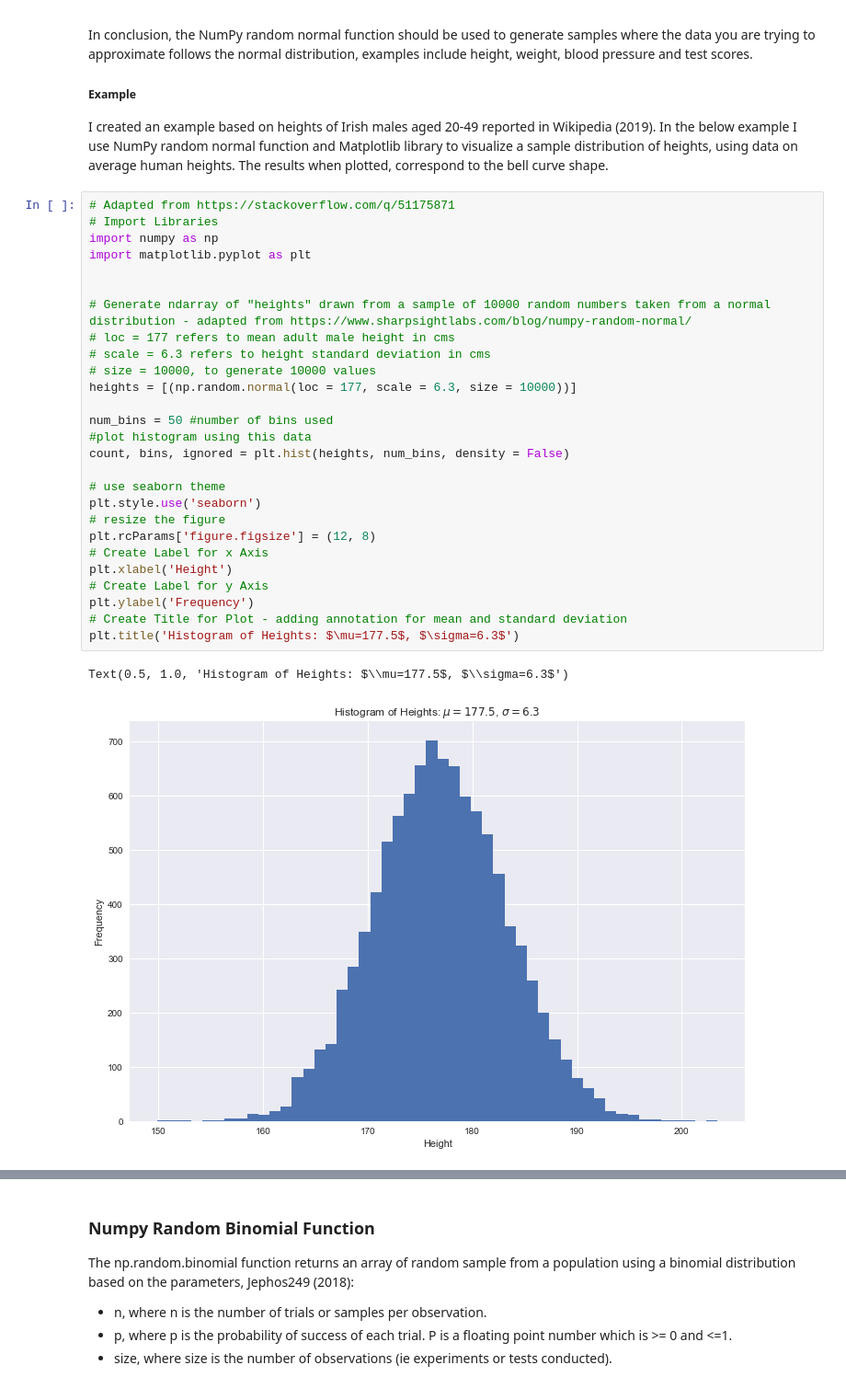
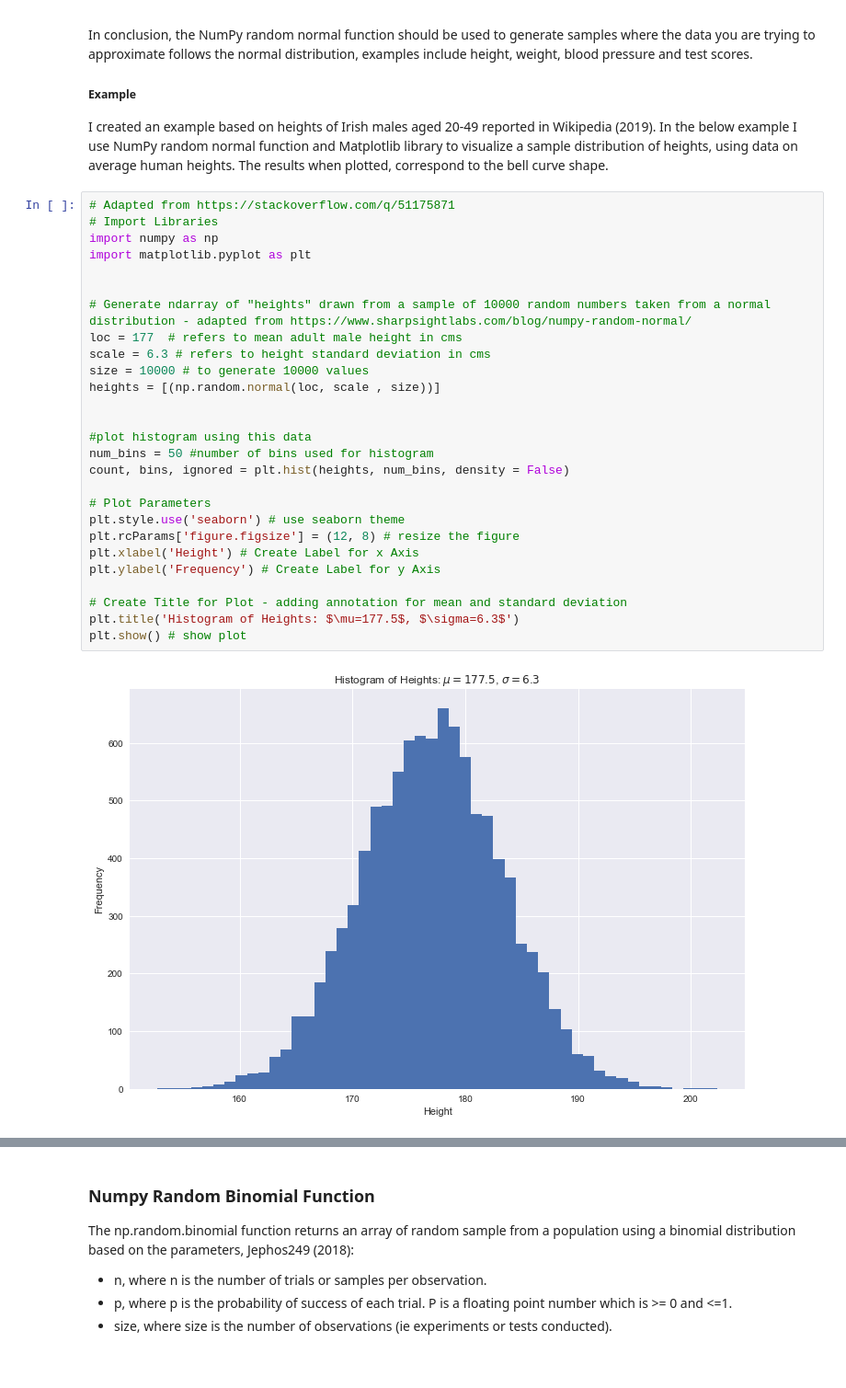
Before and after one commit to pcaulfie/ProgDA-Assignment, a Jupyter notebook: ProgDA-Assignment.ipynb, the cells around one changed output, grey strips where cells are left out. Shown: that part at 92% size. Drawn from its saved outputs; the diff is of its cells as text.

```diff
--- a/ProgDA-Assignment.ipynb
+++ b/ProgDA-Assignment.ipynb
@@ -66,33 +66,32 @@ I created an example based on heights of Irish males aged 20-49 reported in Wiki
 # %%
 # Adapted from https://stackoverflow.com/q/51175871
 # Import Libraries
 import numpy as np
 import matplotlib.pyplot as plt
 
 
 # Generate ndarray of "heights" drawn from a sample of 10000 random numbers taken from a normal distribution - adapted from https://www.sharpsightlabs.com/blog/numpy-random-normal/
-# loc = 177 refers to mean adult male height in cms
-# scale = 6.3 refers to height standard deviation in cms
-# size = 10000, to generate 10000 values
-heights = [(np.random.normal(loc = 177, scale = 6.3, size = 10000))]
+loc = 177  # refers to mean adult male height in cms
+scale = 6.3 # refers to height standard deviation in cms
+size = 10000 # to generate 10000 values
+heights = [(np.random.normal(loc, scale , size))]
 
-num_bins = 50 #number of bins used
+
 #plot histogram using this data
+num_bins = 50 #number of bins used for histogram
 count, bins, ignored = plt.hist(heights, num_bins, density = False)
 
-# use seaborn theme
-plt.style.use('seaborn')
-# resize the figure
-plt.rcParams['figure.figsize'] = (12, 8)
-# Create Label for x Axis
-plt.xlabel('Height')
-# Create Label for y Axis
-plt.ylabel('Frequency')
+# Plot Parameters
+plt.style.use('seaborn') # use seaborn theme
+plt.rcParams['figure.figsize'] = (12, 8) # resize the figure
+plt.xlabel('Height') # Create Label for x Axis
+plt.ylabel('Frequency') # Create Label for y Axis
+
 # Create Title for Plot - adding annotation for mean and standard deviation
 plt.title('Histogram of Heights: $\mu=177.5$, $\sigma=6.3$')
+plt.show() # show plot
 # %% [output]
-Text(0.5, 1.0, 'Histogram of Heights: $\\mu=177.5$, $\\sigma=6.3$')
-[figure, old version]
+[figure, new version]
 # %% [markdown]
 ### Numpy Random Uniform Function
 
```
Also changed, not shown: parts of 12 cells of this notebook.
